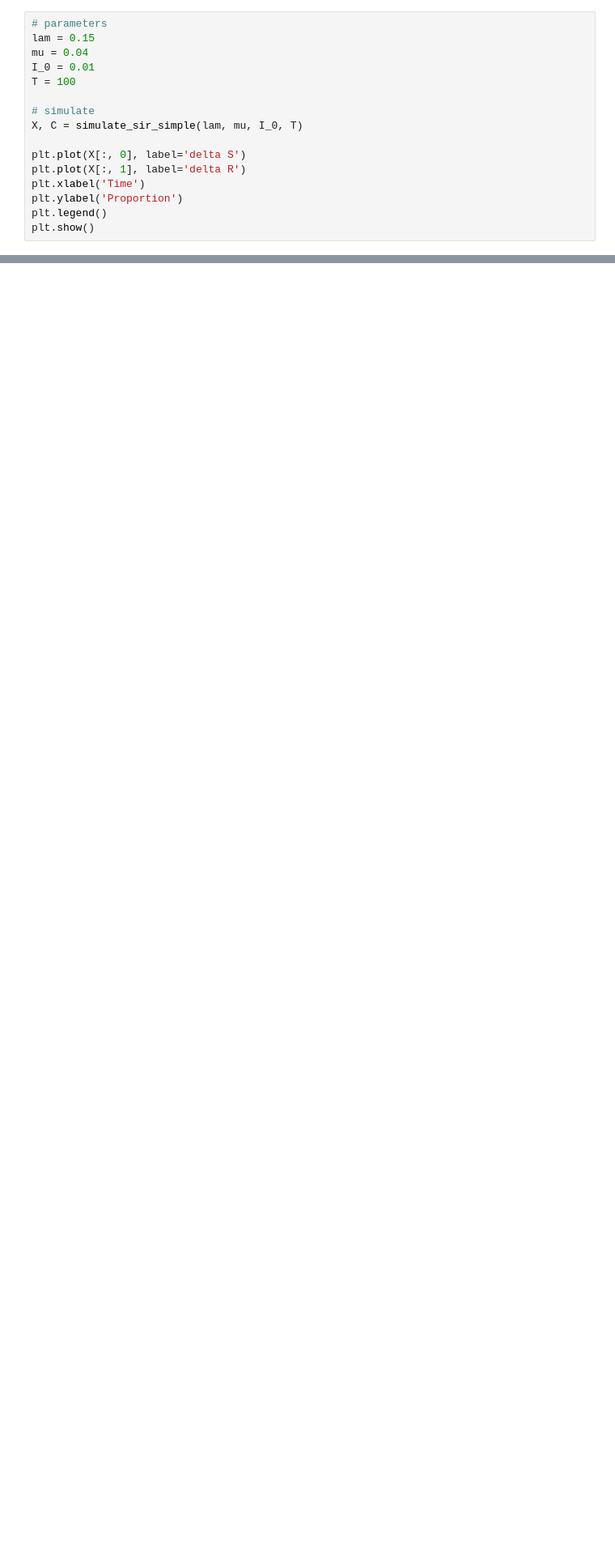
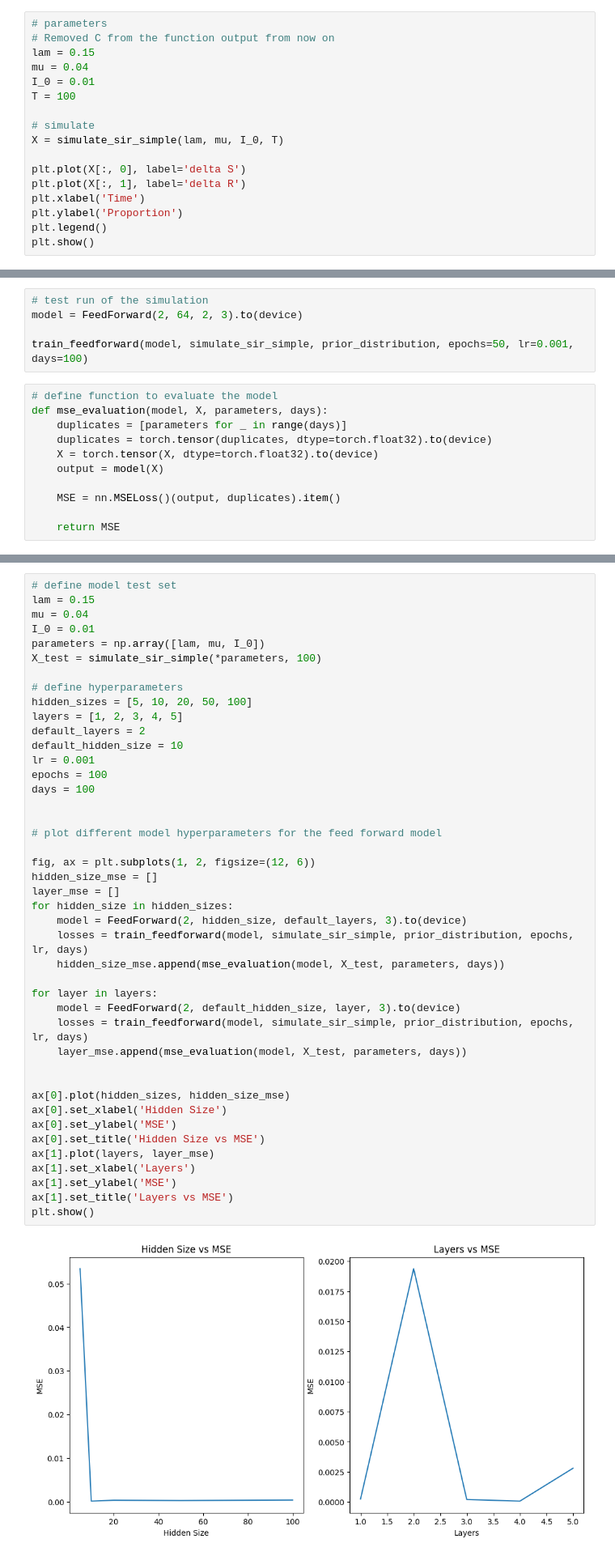
Before and after one commit to TobsTha/GNNs_2024-25, a Jupyter notebook: epidemiology.ipynb, the cells around one changed output, grey strips where cells are left out. Shown at 81% size. Saved outputs shown, nothing was run; the diff lists cells and outputs as text; blank space fills up the shorter version.

```diff
--- a/epidemiology.ipynb
+++ b/epidemiology.ipynb
@@ -75,12 +79,13 @@ plot_sir(0.1, 0.2, 0.01, 0.05, 0.005, 0.02)
 # %%
 # parameters
+# Removed C from the function output from now on
 lam = 0.15
 mu = 0.04
 I_0 = 0.01
 T = 100
 
 # simulate
-X, C = simulate_sir_simple(lam, mu, I_0, T)
+X = simulate_sir_simple(lam, mu, I_0, T)
 
 plt.plot(X[:, 0], label='delta S')
 plt.plot(X[:, 1], label='delta R')
@@ -138,0 +148,16 @@ def train_feedforward(model, simulation, priors, epochs, lr, batch_size):
+# %%
+# test run of the simulation
+model = FeedForward(2, 64, 2, 3).to(device)
+
+train_feedforward(model, simulate_sir_simple, prior_distribution, epochs=50, lr=0.001, days=100)
+# %%
+# define function to evaluate the model
+def mse_evaluation(model, X, parameters, days):
+    duplicates = [parameters for _ in range(days)]
+    duplicates = torch.tensor(duplicates, dtype=torch.float32).to(device)
+    X = torch.tensor(X, dtype=torch.float32).to(device)
+    output = model(X)
+
+    MSE = nn.MSELoss()(output, duplicates).item()
+
+    return MSE
@@ -138,0 +176,45 @@ def train_feedforward(model, simulation, priors, epochs, lr, batch_size):
+# %%
+# define model test set
+lam = 0.15
+mu = 0.04
+I_0 = 0.01
+parameters = np.array([lam, mu, I_0])
+X_test = simulate_sir_simple(*parameters, 100)
+
+# define hyperparameters
+hidden_sizes = [5, 10, 20, 50, 100]
+layers = [1, 2, 3, 4, 5]
+default_layers = 2
+default_hidden_size = 10
+lr = 0.001
+epochs = 100
+days = 100
+
+
+# plot different model hyperparameters for the feed forward model
+
+fig, ax = plt.subplots(1, 2, figsize=(12, 6))
+hidden_size_mse = []
+layer_mse = []
+for hidden_size in hidden_sizes:
+    model = FeedForward(2, hidden_size, default_layers, 3).to(device)
+    losses = train_feedforward(model, simulate_sir_simple, prior_distribution, epochs, lr, days)
+    hidden_size_mse.append(mse_evaluation(model, X_test, parameters, days))
+
+for layer in layers:
+    model = FeedForward(2, default_hidden_size, layer, 3).to(device)
+    losses = train_feedforward(model, simulate_sir_simple, prior_distribution, epochs, lr, days)
+    layer_mse.append(mse_evaluation(model, X_test, parameters, days))
+
+
+ax[0].plot(hidden_sizes, hidden_size_mse)
+ax[0].set_xlabel('Hidden Size')
+ax[0].set_ylabel('MSE')
+ax[0].set_title('Hidden Size vs MSE')
+ax[1].plot(layers, layer_mse)
+ax[1].set_xlabel('Layers')
+ax[1].set_ylabel('MSE')
+ax[1].set_title('Layers vs MSE')
+plt.show()
+# %% [output]
+[figure, added]
```
Also changed, not shown: parts of 6 cells of this notebook.
